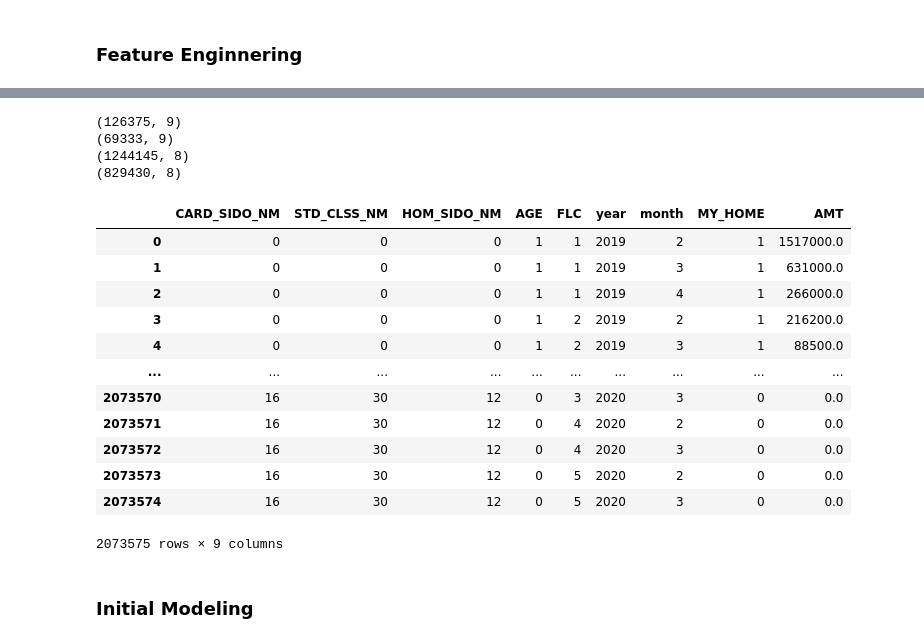
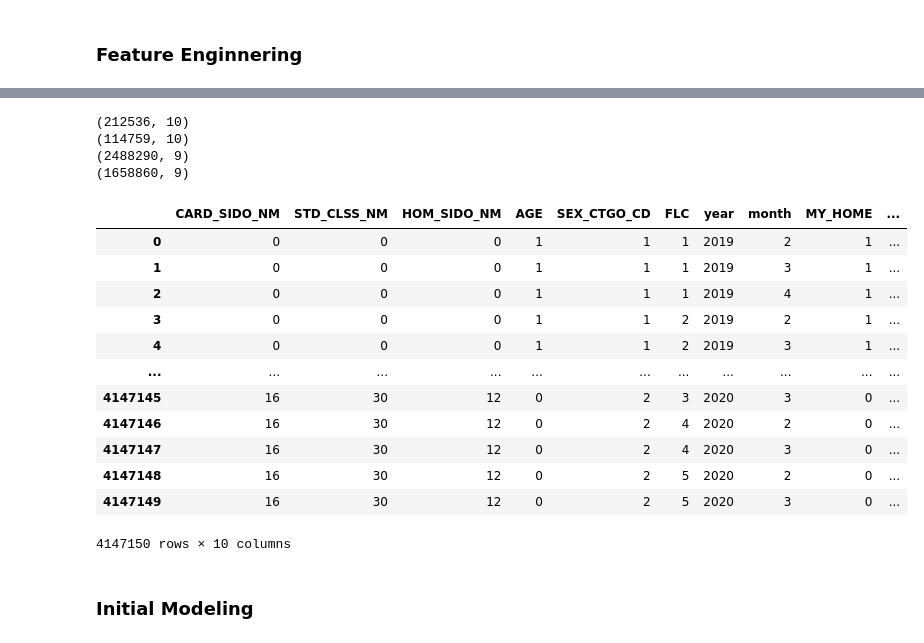
Before and after one commit to kim-bo-saeng/dacon_jeju, a Jupyter notebook: jeju_data_analysis.ipynb, the cells around one changed output, grey strips where cells are left out. Saved outputs shown, nothing was run; the diff lists cells and outputs as text; code cells hidden in the pictures.

```diff
--- a/jeju_data_analysis.ipynb
+++ b/jeju_data_analysis.ipynb
@@ -232,6 +258,6 @@ None
 df.loc[df['CARD_SIDO_NM'] == df['HOM_SIDO_NM'], 'MY_HOME'] = 1
 df.loc[df['CARD_SIDO_NM'] != df['HOM_SIDO_NM'], 'MY_HOME'] = 0
 df['MY_HOME'] = df['MY_HOME'].astype(int)
-df = df[['CARD_SIDO_NM',	'STD_CLSS_NM',	'HOM_SIDO_NM',	'AGE', 'FLC',	'year',	'month',	'MY_HOME' ,'AMT']]
+df = df[['CARD_SIDO_NM',	'STD_CLSS_NM',	'HOM_SIDO_NM',	'AGE', 'SEX_CTGO_CD', 'FLC',	'year',	'month',	'MY_HOME' ,'AMT']]
 df.tail()
 # %% [output]
@@ -291,6 +319,7 @@ CARD_SIDO_NMs = df_num['CARD_SIDO_NM'].unique()
 STD_CLSS_NMs  = df_num['STD_CLSS_NM'].unique()
 HOM_SIDO_NMs  = df_num['HOM_SIDO_NM'].unique()
 AGEs          = df_num['AGE'].unique()
+SEX_CTGO_CDs  = df_num['SEX_CTGO_CD'].unique()
 FLCs          = df_num['FLC'].unique()
 years         = [2019]
 months        = [2, 3, 4]
@@ -300,12 +329,13 @@ for CARD_SIDO_NM in CARD_SIDO_NMs:
   for STD_CLSS_NM in STD_CLSS_NMs:
     for HOM_SIDO_NM in HOM_SIDO_NMs:
       for AGE in AGEs:
-        for FLC in FLCs:
-          for year in years:
-            for month in months:
-              temp_2019.append([CARD_SIDO_NM, STD_CLSS_NM, HOM_SIDO_NM, AGE, FLC, year, month])
+        for SEX_CTGO_CD in SEX_CTGO_CDs:
+          for FLC in FLCs:
+            for year in years:
+              for month in months:
+                temp_2019.append([CARD_SIDO_NM, STD_CLSS_NM, HOM_SIDO_NM, AGE, SEX_CTGO_CD, FLC, year, month])
 temp_2019 = np.array(temp_2019)
-temp_2019 = pd.DataFrame(data=temp_2019, columns=['CARD_SIDO_NM', 'STD_CLSS_NM', 'HOM_SIDO_NM', 'AGE', 'FLC', 'year', 'month'])
+temp_2019 = pd.DataFrame(data=temp_2019, columns=['CARD_SIDO_NM', 'STD_CLSS_NM', 'HOM_SIDO_NM', 'AGE', 'SEX_CTGO_CD', 'FLC', 'year', 'month'])
 temp_2019.loc[temp_2019['CARD_SIDO_NM'] == temp_2019['HOM_SIDO_NM'], 'MY_HOME'] = 1
 temp_2019.loc[temp_2019['CARD_SIDO_NM'] != temp_2019['HOM_SIDO_NM'], 'MY_HOME'] = 0
 temp_2019['MY_HOME'] = temp_2019['MY_HOME'].astype(int)
@@ -315,21 +345,23 @@ CARD_SIDO_NMs = df_num['CARD_SIDO_NM'].unique()
 STD_CLSS_NMs  = df_num['STD_CLSS_NM'].unique()
 HOM_SIDO_NMs  = df_num['HOM_SIDO_NM'].unique()
 AGEs          = df_num['AGE'].unique()
+SEX_CTGO_CDs  = df_num['SEX_CTGO_CD'].unique()
 FLCs          = df_num['FLC'].unique()
 years         = [2020]
 months        = [2, 3]
 
 temp_2020 = []
 for CARD_SIDO_NM in CARD_SIDO_NMs:
-    for STD_CLSS_NM in STD_CLSS_NMs:
-        for HOM_SIDO_NM in HOM_SIDO_NMs:
-            for AGE in AGEs:
-                for FLC in FLCs:
-                  for year in years:
-                    for month in months:
-                      temp_2020.append([CARD_SIDO_NM, STD_CLSS_NM, HOM_SIDO_NM, AGE, FLC, year, month])
+  for STD_CLSS_NM in STD_CLSS_NMs:
+    for HOM_SIDO_NM in HOM_SIDO_NMs:
+      for AGE in AGEs:
+        for SEX_CTGO_CD in SEX_CTGO_CDs:
+          for FLC in FLCs:
+            for year in years:
+              for month in months:
+                temp_2020.append([CARD_SIDO_NM, STD_CLSS_NM, HOM_SIDO_NM, AGE, SEX_CTGO_CD, FLC, year, month])
 temp_2020 = np.array(temp_2020)
-temp_2020 = pd.DataFrame(data=temp_2020, columns=['CARD_SIDO_NM', 'STD_CLSS_NM', 'HOM_SIDO_NM', 'AGE', 'FLC', 'year', 'month'])
+temp_2020 = pd.DataFrame(data=temp_2020, columns=['CARD_SIDO_NM', 'STD_CLSS_NM', 'HOM_SIDO_NM', 'AGE', 'SEX_CTGO_CD', 'FLC', 'year', 'month'])
 temp_2020.loc[temp_2020['CARD_SIDO_NM'] == temp_2020['HOM_SIDO_NM'], 'MY_HOME'] = 1
 temp_2020.loc[temp_2020['CARD_SIDO_NM'] != temp_2020['HOM_SIDO_NM'], 'MY_HOME'] = 0
 temp_2020['MY_HOME'] = temp_2020['MY_HOME'].astype(int)
@@ -343,42 +375,42 @@ print(df_num_2020.shape)
 print(temp_2019.shape)
 print(temp_2020.shape)
 # %% [output]
-(126375, 9)
-(69333, 9)
-(1244145, 8)
-(829430, 8)
+(212536, 10)
+(114759, 10)
+(2488290, 9)
+(1658860, 9)
 # %%
 # 템플릿과 비교하여 df_num에 없는 데이터 채워주기
 data_2019 = pd.merge(temp_2019,
                      df_num_2019,
                      how = 'outer',
-                     left_on = ['CARD_SIDO_NM',	'STD_CLSS_NM',	'HOM_SIDO_NM',	'AGE',	'FLC',	'year',	'month',	'MY_HOME'],
-                     right_on = ['CARD_SIDO_NM',	'STD_CLSS_NM',	'HOM_SIDO_NM',	'AGE',	'FLC',	'year',	'month',	'MY_HOME']
+                     left_on = ['CARD_SIDO_NM',	'STD_CLSS_NM',	'HOM_SIDO_NM',	'AGE',	'SEX_CTGO_CD', 'FLC',	'year',	'month',	'MY_HOME'],
+                     right_on = ['CARD_SIDO_NM',	'STD_CLSS_NM',	'HOM_SIDO_NM',	'AGE',	'SEX_CTGO_CD', 'FLC',	'year',	'month',	'MY_HOME']
                     )
 
 data_2020 = pd.merge(temp_2020,
                      df_num_2020,
                      how = 'outer',
-                     left_on = ['CARD_SIDO_NM',	'STD_CLSS_NM',	'HOM_SIDO_NM',	'AGE',	'FLC',	'year',	'month',	'MY_HOME'],
-                     right_on = ['CARD_SIDO_NM',	'STD_CLSS_NM',	'HOM_SIDO_NM',	'AGE',	'FLC',	'year',	'month',	'MY_HOME']
+                     left_on = ['CARD_SIDO_NM',	'STD_CLSS_NM',	'HOM_SIDO_NM',	'AGE',	'SEX_CTGO_CD', 'FLC',	'year',	'month',	'MY_HOME'],
+                     right_on = ['CARD_SIDO_NM',	'STD_CLSS_NM',	'HOM_SIDO_NM',	'AGE',	'SEX_CTGO_CD', 'FLC',	'year',	'month',	'MY_HOME']
                     )
 
 data = pd.concat([data_2019, data_2020]).reset_index(drop = True).fillna(0)
 data
 # %% [output]
-|  | CARD_SIDO_NM | STD_CLSS_NM | HOM_SIDO_NM | AGE | FLC | year | month | MY_HOME | AMT |
-| 0 | 0 | 0 | 0 | 1 | 1 | 2019 | 2 | 1 | 1517000.0 |
-| 1 | 0 | 0 | 0 | 1 | 1 | 2019 | 3 | 1 | 631000.0 |
-| 2 | 0 | 0 | 0 | 1 | 1 | 2019 | 4 | 1 | 266000.0 |
-| 3 | 0 | 0 | 0 | 1 | 2 | 2019 | 2 | 1 | 216200.0 |
-| 4 | 0 | 0 | 0 | 1 | 2 | 2019 | 3 | 1 | 88500.0 |
-| ... | ... | ... | ... | ... | ... | ... | ... | ... | ... |
-| 2073570 | 16 | 30 | 12 | 0 | 3 | 2020 | 3 | 0 | 0.0 |
-| 2073571 | 16 | 30 | 12 | 0 | 4 | 2020 | 2 | 0 | 0.0 |
-| 2073572 | 16 | 30 | 12 | 0 | 4 | 2020 | 3 | 0 | 0.0 |
-| 2073573 | 16 | 30 | 12 | 0 | 5 | 2020 | 2 | 0 | 0.0 |
-| 2073574 | 16 | 30 | 12 | 0 | 5 | 2020 | 3 | 0 | 0.0 |
+|  | CARD_SIDO_NM | STD_CLSS_NM | HOM_SIDO_NM | AGE | SEX_CTGO_CD | FLC | year | month | MY_HOME | ... |
+| 0 | 0 | 0 | 0 | 1 | 1 | 1 | 2019 | 2 | 1 | ... |
+| 1 | 0 | 0 | 0 | 1 | 1 | 1 | 2019 | 3 | 1 | ... |
+| 2 | 0 | 0 | 0 | 1 | 1 | 1 | 2019 | 4 | 1 | ... |
+| 3 | 0 | 0 | 0 | 1 | 1 | 2 | 2019 | 2 | 1 | ... |
+| 4 | 0 | 0 | 0 | 1 | 1 | 2 | 2019 | 3 | 1 | ... |
+| ... | ... | ... | ... | ... | ... | ... | ... | ... | ... | ... |
+| 4147145 | 16 | 30 | 12 | 0 | 2 | 3 | 2020 | 3 | 0 | ... |
+| 4147146 | 16 | 30 | 12 | 0 | 2 | 4 | 2020 | 2 | 0 | ... |
+| 4147147 | 16 | 30 | 12 | 0 | 2 | 4 | 2020 | 3 | 0 | ... |
+| 4147148 | 16 | 30 | 12 | 0 | 2 | 5 | 2020 | 2 | 0 | ... |
+| 4147149 | 16 | 30 | 12 | 0 | 2 | 5 | 2020 | 3 | 0 | ... |
-2073575 rows × 9 columns
+4147150 rows × 10 columns
 # %% [markdown]
 ### Initial Modeling
 # %%
```
Also changed, not shown: parts of 13 cells of this notebook.
